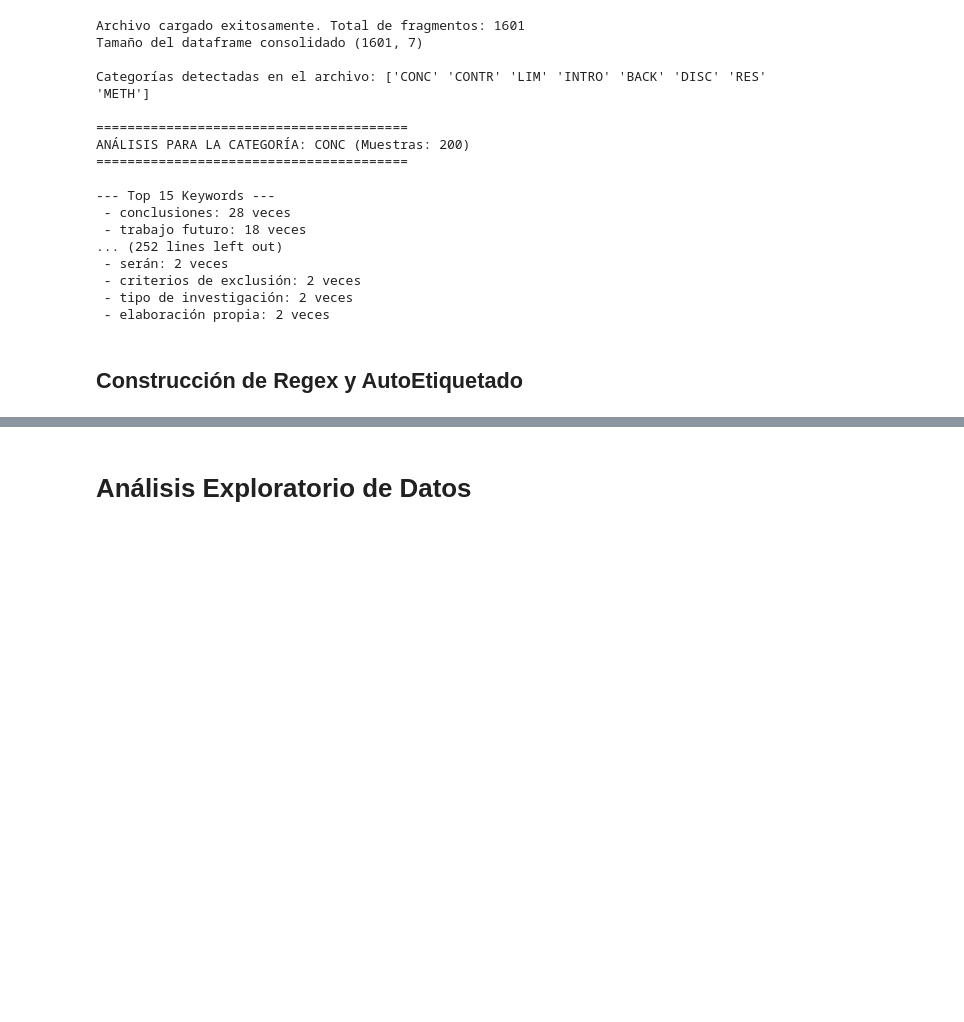
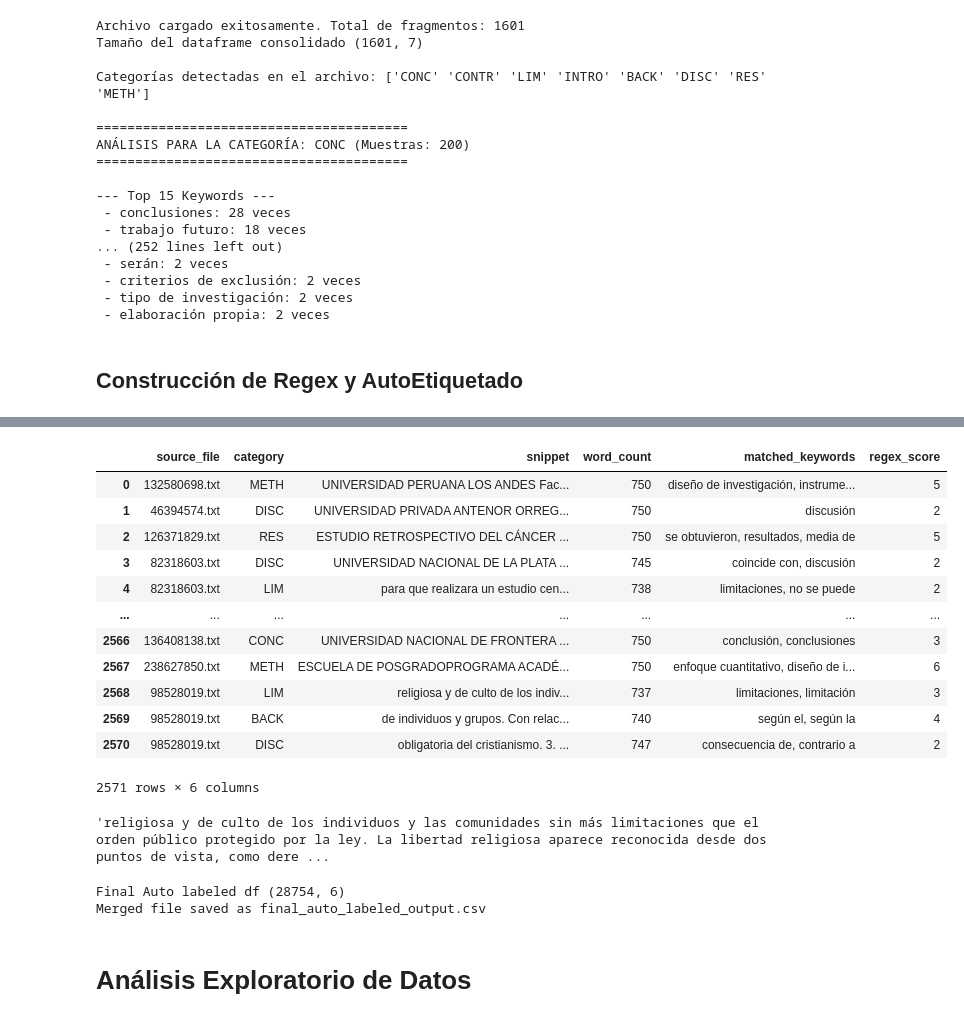
Before and after one commit to camm93/proyecto_grado_maia, a Jupyter notebook: notebooks/base_entrega1.ipynb, the cells around one changed output, grey strips where cells are left out. Cells and saved outputs as stored; diff of their text form; code cells hidden in the pictures; blank space fills up the shorter version.

```diff
--- a/notebooks/base_entrega1.ipynb
+++ b/notebooks/base_entrega1.ipynb
@@ -653,3 +631,33 @@ Done! Generated 15117 snippets from 7466 files.
+# %%
+new_auto_labeled_df
+# %% [output]
+|  | source_file | category | snippet | word_count | matched_keywords | regex_score |
+| 0 | 132580698.txt | METH | UNIVERSIDAD PERUANA LOS ANDES Fac... | 750 | diseño de investigación, instrume... | 5 |
+| 1 | 46394574.txt | DISC | UNIVERSIDAD PRIVADA ANTENOR ORREG... | 750 | discusión | 2 |
+| 2 | 126371829.txt | RES | ESTUDIO RETROSPECTIVO DEL CÁNCER ... | 750 | se obtuvieron, resultados, media de | 5 |
+| 3 | 82318603.txt | DISC | UNIVERSIDAD NACIONAL DE LA PLATA ... | 745 | coincide con, discusión | 2 |
+| 4 | 82318603.txt | LIM | para que realizara un estudio cen... | 738 | limitaciones, no se puede | 2 |
+| ... | ... | ... | ... | ... | ... | ... |
+| 2566 | 136408138.txt | CONC | UNIVERSIDAD NACIONAL DE FRONTERA ... | 750 | conclusión, conclusiones | 3 |
+| 2567 | 238627850.txt | METH | ESCUELA DE POSGRADOPROGRAMA ACADÉ... | 750 | enfoque cuantitativo, diseño de i... | 6 |
+| 2568 | 98528019.txt | LIM | religiosa y de culto de los indiv... | 737 | limitaciones, limitación | 3 |
+| 2569 | 98528019.txt | BACK | de individuos y grupos. Con relac... | 740 | según el, según la | 4 |
+| 2570 | 98528019.txt | DISC | obligatoria del cristianismo. 3. ... | 747 | consecuencia de, contrario a | 2 |
+2571 rows × 6 columns
+# %%
+new_auto_labeled_df.loc[2568, "snippet"]
+# %% [output]
+'religiosa y de culto de los individuos y las comunidades sin más limitaciones que el  orden público protegido por la ley. La libertad religiosa aparece reconocida desde dos puntos de vista, como dere ...
+# %%
+# Concatenating the previous and new dataframes
+final_auto_labeled_df = pd.concat([previous_auto_labeled_df, new_auto_labeled_df])
+print(f"Final Auto labeled df {final_auto_labeled_df.shape}")
+
+final_auto_labeled_df.to_csv(FINAL_AUTOLABELED_CSV, index=False, encoding='utf-8')
+print(f"Merged file saved as {FINAL_AUTOLABELED_CSV}")
+# %% [output]
+Final Auto labeled df (28754, 6)
+Merged file saved as final_auto_labeled_output.csv
 # %% [markdown]
 # Análisis Exploratorio de Datos
 # %%
```
Also changed, not shown: parts of 7 cells of this notebook, 2 other files.
